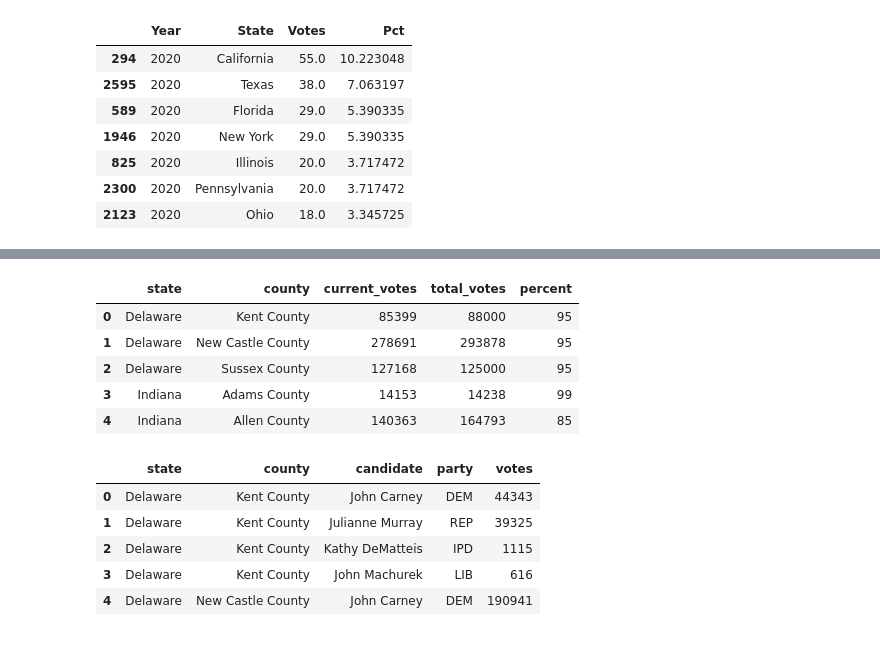
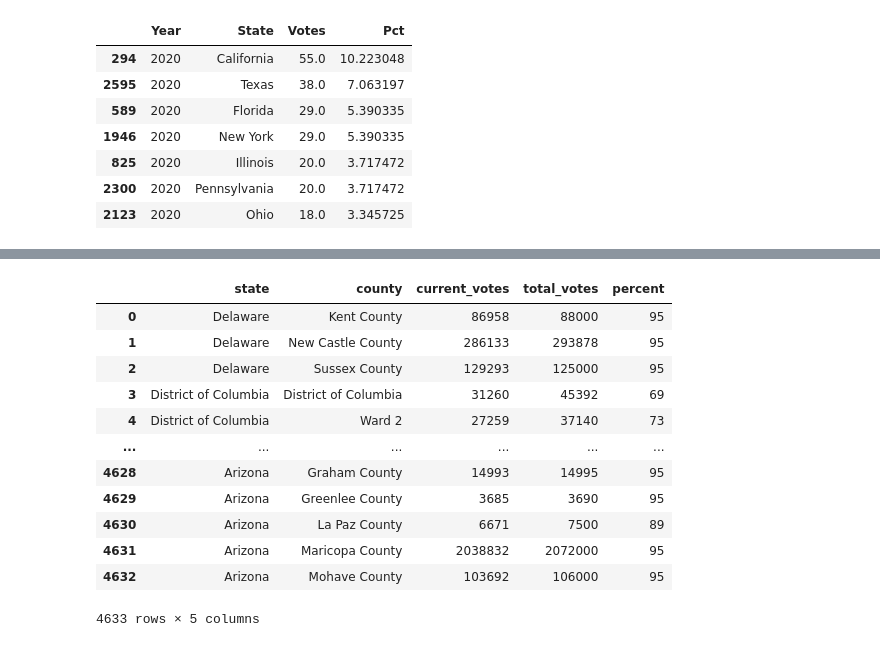
Before and after one commit to bmnds/uea-data-science-03-statistics, a Jupyter notebook: [Estatística04]_Trabalho_Final.ipynb, the cells around one changed output, grey strips where cells are left out. Drawn from its saved outputs; the diff is of its cells as text; code cells hidden in the pictures.

Commit message:
Leitura do Presidente

```diff
--- a/[Estatística04]_Trabalho_Final.ipynb
+++ b/[Estatística04]_Trabalho_Final.ipynb
@@ -247,18 +215,21 @@ db_electoral_2020.head()
-# %%
-db_governors_country.head()
-# %% [output]
-|  | state | county | current_votes | total_votes | percent |
-| 0 | Delaware | Kent County | 85399 | 88000 | 95 |
-| 1 | Delaware | New Castle County | 278691 | 293878 | 95 |
-| 2 | Delaware | Sussex County | 127168 | 125000 | 95 |
-| 3 | Indiana | Adams County | 14153 | 14238 | 99 |
-| 4 | Indiana | Allen County | 140363 | 164793 | 85 |
-# %%
-db_governors_county_candidate.head()
-# %% [output]
-|  | state | county | candidate | party | votes |
-| 0 | Delaware | Kent County | John Carney | DEM | 44343 |
-| 1 | Delaware | Kent County | Julianne Murray | REP | 39325 |
-| 2 | Delaware | Kent County | Kathy DeMatteis | IPD | 1115 |
-| 3 | Delaware | Kent County | John Machurek | LIB | 616 |
-| 4 | Delaware | New Castle County | John Carney | DEM | 190941 |
+# %%
+# Lendo os bancos presidenciais
+db_president_county = pd.read_csv('us_elections/president_county.csv')
+db_president_county_candidate = pd.read_csv('us_elections/president_county_candidate.csv')
+db_president_state = pd.read_csv('us_elections/president_state.csv')
+
+db_president_county
+# %% [output]
+|  | state | county | current_votes | total_votes | percent |
+| 0 | Delaware | Kent County | 86958 | 88000 | 95 |
+| 1 | Delaware | New Castle County | 286133 | 293878 | 95 |
+| 2 | Delaware | Sussex County | 129293 | 125000 | 95 |
+| 3 | District of Columbia | District of Columbia | 31260 | 45392 | 69 |
+| 4 | District of Columbia | Ward 2 | 27259 | 37140 | 73 |
+| ... | ... | ... | ... | ... | ... |
+| 4628 | Arizona | Graham County | 14993 | 14995 | 95 |
+| 4629 | Arizona | Greenlee County | 3685 | 3690 | 95 |
+| 4630 | Arizona | La Paz County | 6671 | 7500 | 89 |
+| 4631 | Arizona | Maricopa County | 2038832 | 2072000 | 95 |
+| 4632 | Arizona | Mohave County | 103692 | 106000 | 95 |
+4633 rows × 5 columns
```
Also changed, not shown: parts of 4 cells of this notebook.
